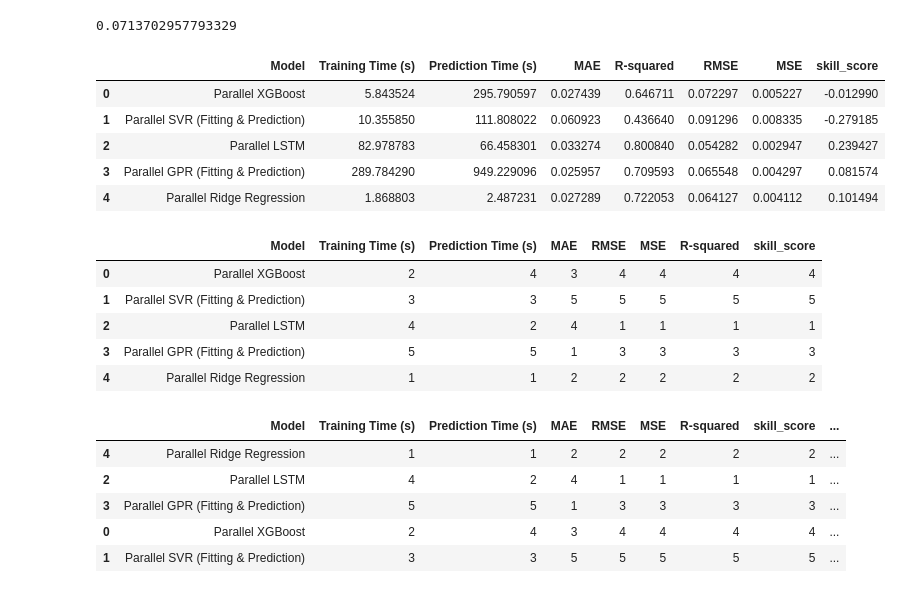
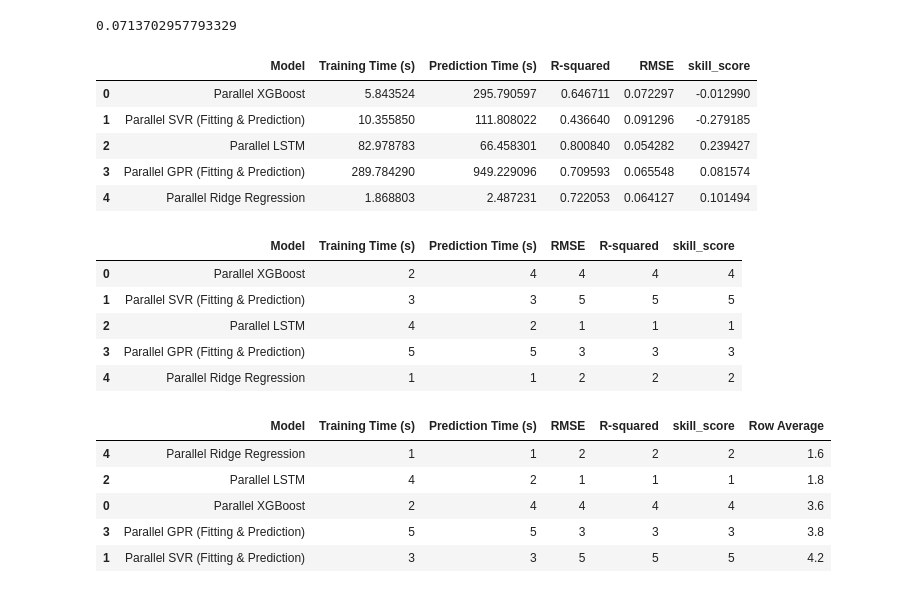
Before and after one commit to NataliaZsiros/ThesisSolarEnergyPrediction, a Jupyter notebook: results_parallel/result_merge.ipynb, the cells around one changed output. Cells and saved outputs as stored; diff of their text form; code cells hidden in the pictures.

```diff
--- a/results_parallel/result_merge.ipynb
+++ b/results_parallel/result_merge.ipynb
@@ -50,0 +53,3 @@ final_df
+# %%
+final_df.drop(columns=['MAE', 'MSE'], axis='columns', inplace=True)
+final_df
@@ -57,39 +69,39 @@ rmse_value
 final_df['skill_score'] = 1 - (final_df['RMSE'] / rmse_value)
 final_df
 # %% [output]
-|  | Model | Training Time (s) | Prediction Time (s) | MAE | R-squared | RMSE | MSE | skill_score |
-| 0 | Parallel XGBoost | 5.843524 | 295.790597 | 0.027439 | 0.646711 | 0.072297 | 0.005227 | -0.012990 |
-| 1 | Parallel SVR (Fitting & Prediction) | 10.355850 | 111.808022 | 0.060923 | 0.436640 | 0.091296 | 0.008335 | -0.279185 |
-| 2 | Parallel LSTM | 82.978783 | 66.458301 | 0.033274 | 0.800840 | 0.054282 | 0.002947 | 0.239427 |
-| 3 | Parallel GPR (Fitting & Prediction) | 289.784290 | 949.229096 | 0.025957 | 0.709593 | 0.065548 | 0.004297 | 0.081574 |
-| 4 | Parallel Ridge Regression | 1.868803 | 2.487231 | 0.027289 | 0.722053 | 0.064127 | 0.004112 | 0.101494 |
+|  | Model | Training Time (s) | Prediction Time (s) | R-squared | RMSE | skill_score |
+| 0 | Parallel XGBoost | 5.843524 | 295.790597 | 0.646711 | 0.072297 | -0.012990 |
+| 1 | Parallel SVR (Fitting & Prediction) | 10.355850 | 111.808022 | 0.436640 | 0.091296 | -0.279185 |
+| 2 | Parallel LSTM | 82.978783 | 66.458301 | 0.800840 | 0.054282 | 0.239427 |
+| 3 | Parallel GPR (Fitting & Prediction) | 289.784290 | 949.229096 | 0.709593 | 0.065548 | 0.081574 |
+| 4 | Parallel Ridge Regression | 1.868803 | 2.487231 | 0.722053 | 0.064127 | 0.101494 |
 # %%
 ranking_df = pd.DataFrame()
 ranking_df["Model"] = final_df["Model"]
 
-for col in ["Training Time (s)", "Prediction Time (s)", "MAE", "RMSE", "MSE"]:
+for col in ["Training Time (s)", "Prediction Time (s)",  "RMSE"]:
     ranking_df[col] = final_df[col].rank(method="min", ascending=True).astype(int)
 
 ranking_df["R-squared"] = final_df["R-squared"].rank(method="min", ascending=False).astype(int)
 ranking_df["skill_score"] = final_df["skill_score"].rank(method="min", ascending=False).astype(int)
 
 # Display the ranking table
 ranking_df
 # %% [output]
-|  | Model | Training Time (s) | Prediction Time (s) | MAE | RMSE | MSE | R-squared | skill_score |
-| 0 | Parallel XGBoost | 2 | 4 | 3 | 4 | 4 | 4 | 4 |
-| 1 | Parallel SVR (Fitting & Prediction) | 3 | 3 | 5 | 5 | 5 | 5 | 5 |
-| 2 | Parallel LSTM | 4 | 2 | 4 | 1 | 1 | 1 | 1 |
-| 3 | Parallel GPR (Fitting & Prediction) | 5 | 5 | 1 | 3 | 3 | 3 | 3 |
-| 4 | Parallel Ridge Regression | 1 | 1 | 2 | 2 | 2 | 2 | 2 |
+|  | Model | Training Time (s) | Prediction Time (s) | RMSE | R-squared | skill_score |
+| 0 | Parallel XGBoost | 2 | 4 | 4 | 4 | 4 |
+| 1 | Parallel SVR (Fitting & Prediction) | 3 | 3 | 5 | 5 | 5 |
+| 2 | Parallel LSTM | 4 | 2 | 1 | 1 | 1 |
+| 3 | Parallel GPR (Fitting & Prediction) | 5 | 5 | 3 | 3 | 3 |
+| 4 | Parallel Ridge Regression | 1 | 1 | 2 | 2 | 2 |
 # %%
 ranking_df["Row Average"] = ranking_df.iloc[:, 1:].mean(axis=1)
 # %%
 ranking_df.sort_values(by=['Row Average'])
 # %% [output]
-|  | Model | Training Time (s) | Prediction Time (s) | MAE | RMSE | MSE | R-squared | skill_score | ... |
-| 4 | Parallel Ridge Regression | 1 | 1 | 2 | 2 | 2 | 2 | 2 | ... |
-| 2 | Parallel LSTM | 4 | 2 | 4 | 1 | 1 | 1 | 1 | ... |
-| 3 | Parallel GPR (Fitting & Prediction) | 5 | 5 | 1 | 3 | 3 | 3 | 3 | ... |
-| 0 | Parallel XGBoost | 2 | 4 | 3 | 4 | 4 | 4 | 4 | ... |
-| 1 | Parallel SVR (Fitting & Prediction) | 3 | 3 | 5 | 5 | 5 | 5 | 5 | ... |
+|  | Model | Training Time (s) | Prediction Time (s) | RMSE | R-squared | skill_score | Row Average |
+| 4 | Parallel Ridge Regression | 1 | 1 | 2 | 2 | 2 | 1.6 |
+| 2 | Parallel LSTM | 4 | 2 | 1 | 1 | 1 | 1.8 |
+| 0 | Parallel XGBoost | 2 | 4 | 4 | 4 | 4 | 3.6 |
+| 3 | Parallel GPR (Fitting & Prediction) | 5 | 5 | 3 | 3 | 3 | 3.8 |
+| 1 | Parallel SVR (Fitting & Prediction) | 3 | 3 | 5 | 5 | 5 | 4.2 |
```
Also changed, not shown: parts of 8 cells of this notebook, 5 other files.
